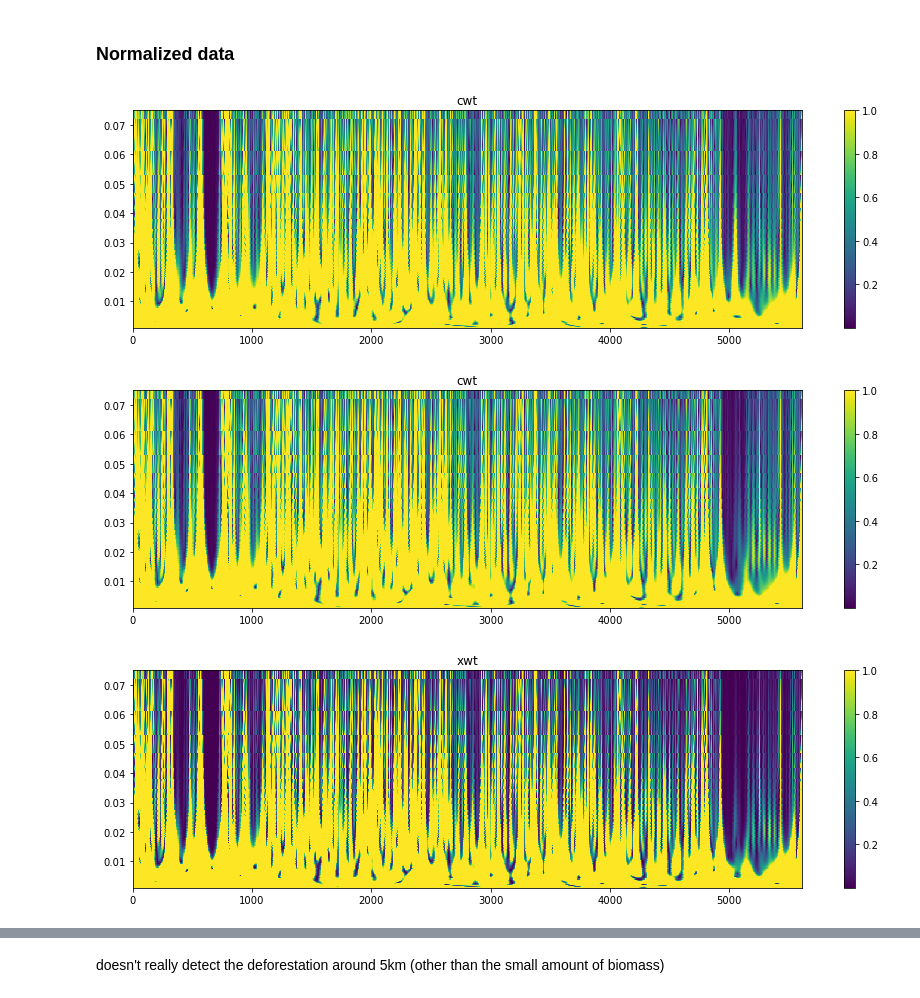
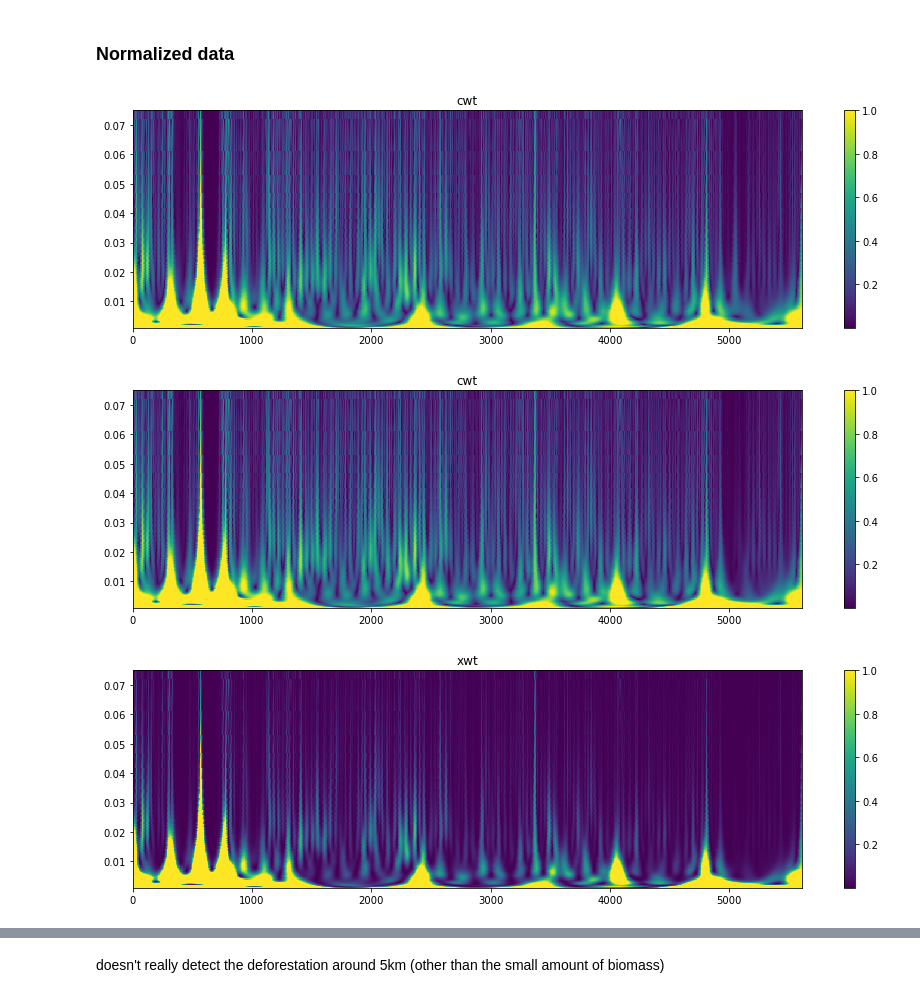
Before and after one commit to eobroets/CESBIO, a Jupyter notebook: projet_CESBIO.ipynb, the cells around one changed output, grey strips where cells are left out. Cells and saved outputs as stored; diff of their text form; code cells hidden in the pictures.

```diff
--- a/projet_CESBIO.ipynb
+++ b/projet_CESBIO.ipynb
@@ -142,12 +142,12 @@ im_norm1 = temp_lib(ds_norm1)
 im_norm3 = temp_lib(ds_norm3)
 # %%
 w = 6
-m = 50
+m = 10
 vmax = 1
 im_norm1.cwt(w = w, multiplier = m, vmax = vmax)
 im_norm3.cwt(w = w, multiplier = m, vmax = vmax)
 im_norm1.xwt(im_norm3, vmax = vmax)
 # %% [output]
-[figure, old version]
+[figure, new version]
-[figure, old version]
+[figure, new version]
-[figure, old version]
+[figure, new version]
```
Also changed, not shown: parts of 9 cells of this notebook, 1 other file.
